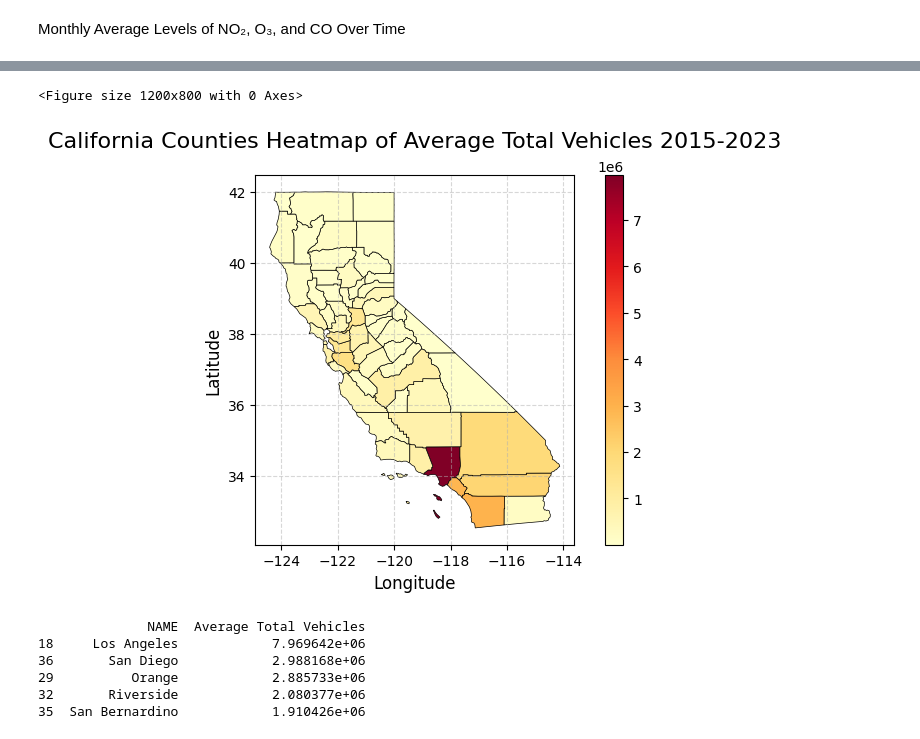
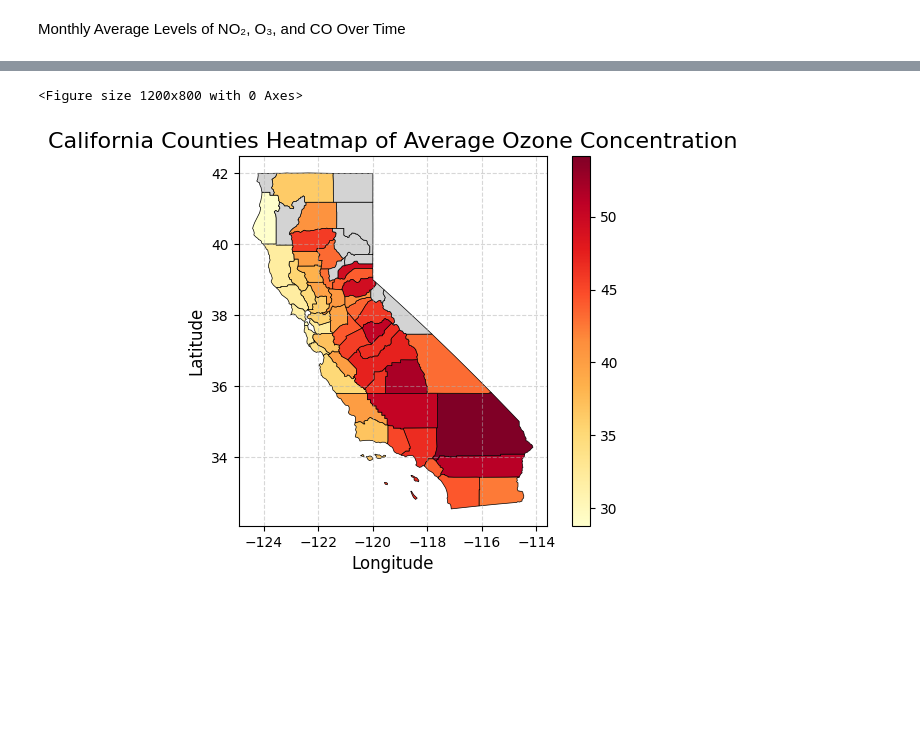
Before and after one commit to ashkren/eda_final_project, a Jupyter notebook: eda_final_project.ipynb, the cells around one changed output, grey strips where cells are left out. Saved outputs shown, nothing was run; the diff lists cells and outputs as text; code cells hidden in the pictures; blank space fills up the shorter version.

```diff
--- a/eda_final_project.ipynb
+++ b/eda_final_project.ipynb
@@ -339,42 +394,39 @@ memory usage: 32.6+ KB
 # %%
-# Group car data by 'Counties' and calculate the average 'Total Vehicles'
-county_vehicle_data = car_data.groupby('Counties')['Total Vehicles'].mean().reset_index()
-county_vehicle_data.columns = ['NAME', 'Average Total Vehicles']
+import geopandas as gpd
+import pandas as pd
+import matplotlib.pyplot as plt
 
-# Merge GeoJSON with car data using the 'NAME' column
-merged_geo_car_data = california_geojson.merge(county_vehicle_data, on='NAME', how='left')
+# Load the GeoJSON file
+geojson_path = 'california-counties_780.geojson'
+california_geojson = gpd.read_file(geojson_path)
 
-# Plot the heatmap
+# Fix any invalid geometries
+california_geojson['geometry'] = california_geojson['geometry'].apply(
+    lambda geom: geom if geom.is_valid else geom.buffer(0))
+
+
+# Group by County and calculate the average AQI
+county_aqi = ozone_data.groupby('County')['Daily Max 8-hour Ozone Concentration'].mean().reset_index()
+county_aqi.columns = ['NAME', 'Average Ozone']  # Rename to match GeoJSON's 'NAME' column
+
+# Merge GeoJSON with AQI data using the 'NAME' column
+merged_geo = california_geojson.merge(county_aqi, on='NAME', how='left')
+
+# Plot the heatmap with a sequential colormap
 plt.figure(figsize=(12, 8))
-merged_geo_car_data.plot(
-    column='Average Total Vehicles',
-    cmap='YlOrRd',
+merged_geo.plot(
+    column='Average Ozone',
+    cmap='YlOrRd',  # Sequential colormap for AQI values
     legend=True,
     edgecolor='black',
     linewidth=0.5,
     missing_kwds={"color": "lightgrey", "label": "No Data"}
 )
-
-# Adjust layout to avoid overlap
-plt.title('California Counties Heatmap of Average Total Vehicles 2015-2023', fontsize=16, pad=20)  # Add padding
+plt.title('California Counties Heatmap of Average Ozone Concentration', fontsize=16)
 plt.xlabel('Longitude', fontsize=12)
 plt.ylabel('Latitude', fontsize=12)
 plt.grid(True, linestyle='--', alpha=0.5)
-
-# Adjust spacing for the color bar and title
-plt.tight_layout()  # Automatically adjust spacing
-plt.subplots_adjust(top=0.9)  # Manually adjust top margin
-
 plt.show()
 # %% [output]
 <Figure size 1200x800 with 0 Axes>
-[figure, old version]
+[figure, new version]
-# %%
-print(county_vehicle_data.sort_values(by='Average Total Vehicles', ascending=False).head())
-# %% [output]
-              NAME  Average Total Vehicles
-18     Los Angeles            7.969642e+06
-36       San Diego            2.988168e+06
-29          Orange            2.885733e+06
-32       Riverside            2.080377e+06
-35  San Bernardino            1.910426e+06
```
Also changed, not shown: parts of 14 cells of this notebook.
